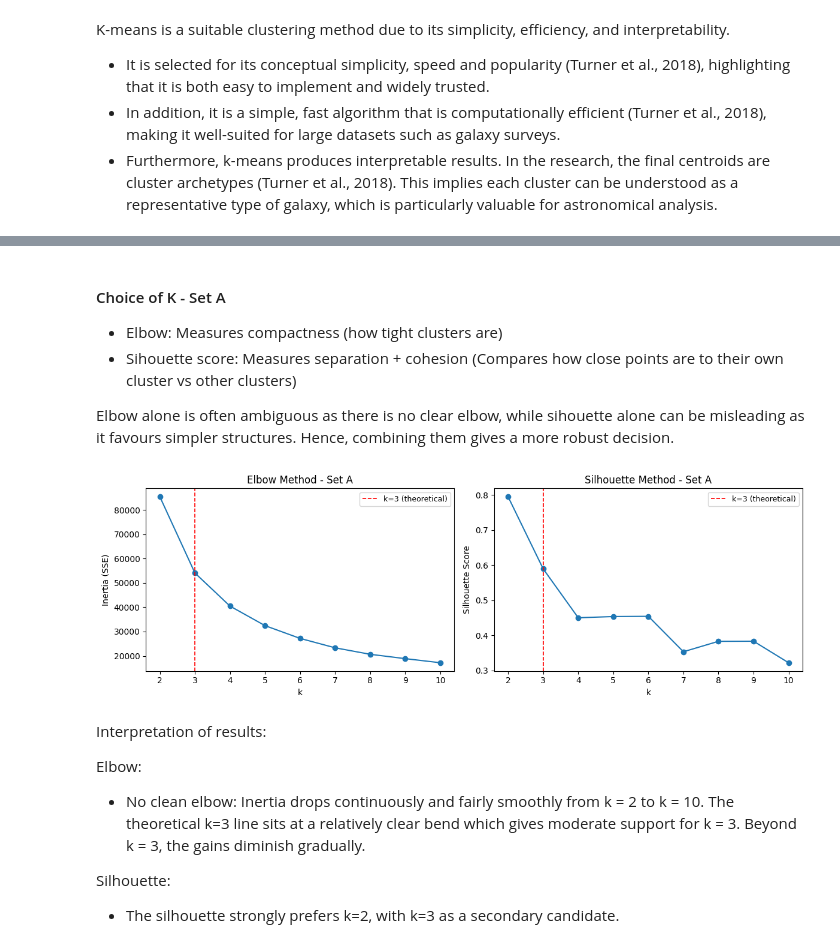
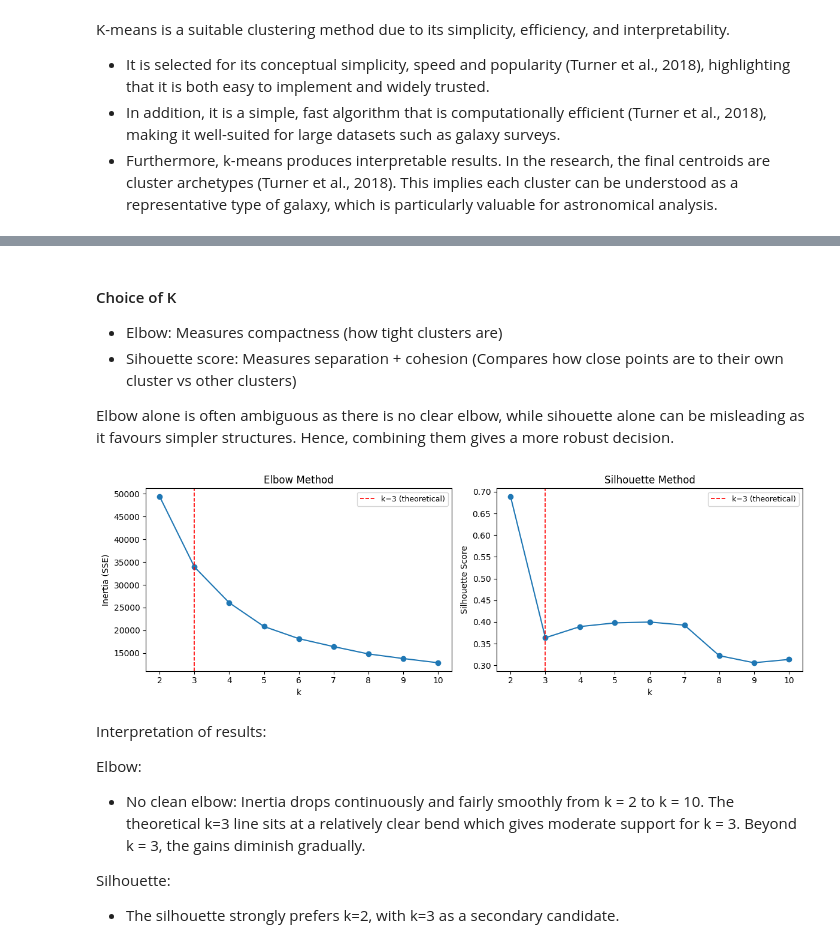
Before and after one commit to DaerenKim/IT1244-Astral-Sentiment-Analysis-Clustering, a Jupyter notebook: models_forming/1_kmeans.ipynb, the cells around one changed output, grey strips where cells are left out. Saved outputs shown, nothing was run; the diff lists cells and outputs as text; code cells hidden in the pictures.

```diff
--- a/models_forming/1_kmeans.ipynb
+++ b/models_forming/1_kmeans.ipynb
@@ -515,0 +19,5 @@ Given astronomical context and empirical evidence from our EDA, we focus on Set
+# %%
+df = pd.read_csv("../astral_data.csv")
+df.head()
+df_features = df.iloc[:, :-1]
+df_features.head()
@@ -516,5 +31,5 @@ Given astronomical context and empirical evidence from our EDA, we focus on Set
 # %% [markdown]
-#### Choice of K - Set A
+#### Choice of K
 
 - Elbow: Measures compactness (how tight clusters are)
 - Sihouette score: Measures separation + cohesion (Compares how close points are to their own cluster vs other clusters)
@@ -525,38 +40,38 @@ from sklearn.cluster import KMeans
 from sklearn.metrics import silhouette_score
 
 k_range = range(2, 11)
 
 inertias = []
 silhouettes = []
 
 for k in k_range:
     kmeans = KMeans(n_clusters=k, random_state=42, n_init=10)
-    labels = kmeans.fit_predict(prepared["A"]["X_scaled"])
+    labels = kmeans.fit_predict(df_features)
     inertias.append(kmeans.inertia_)
-    silhouettes.append(silhouette_score(prepared["A"]["X_scaled"], labels))
+    silhouettes.append(silhouette_score(df_features, labels))
 
 fig, axes = plt.subplots(1, 2, figsize=(12, 4))
 
 # Elbow plot
 axes[0].plot(k_range, inertias, marker='o')
 axes[0].axvline(x=3, color='red', linestyle='--', linewidth=1.2, label='k=3 (theoretical)')
 axes[0].set_xlabel("k")
 axes[0].set_ylabel("Inertia (SSE)")
-axes[0].set_title("Elbow Method - Set A")
+axes[0].set_title("Elbow Method")
 axes[0].legend(fontsize=9)
 
 # Silhouette plot
 axes[1].plot(k_range, silhouettes, marker='o')
 axes[1].axvline(x=3, color='red', linestyle='--', linewidth=1.2, label='k=3 (theoretical)')
 axes[1].set_xlabel("k")
 axes[1].set_ylabel("Silhouette Score")
-axes[1].set_title("Silhouette Method - Set A")
+axes[1].set_title("Silhouette Method")
 axes[1].legend(fontsize=9)
 
 plt.tight_layout()
 plt.show()
 # %% [output]
-[figure, old version]
+[figure, new version]
 # %% [markdown]
 Interpretation of results:
 
```
Also changed, not shown: parts of 76 cells of this notebook.
